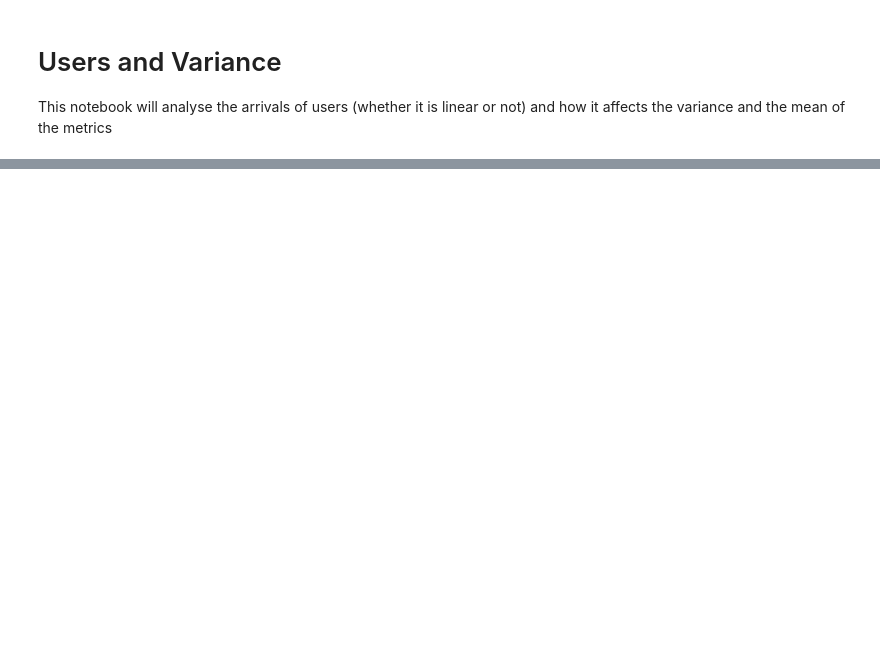
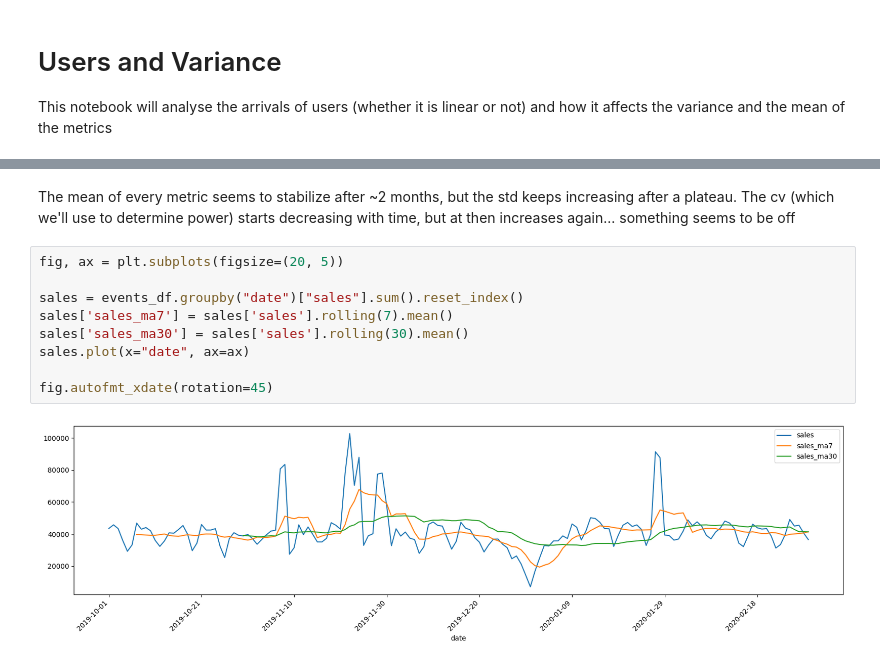
Before and after one commit to Bati-bot/Design-of-experiments-DOE, a Jupyter notebook: users_and_variance.ipynb, the cells around one changed output, grey strips where cells are left out. Cells and saved outputs as stored; diff of their text form; blank space fills up the shorter version.

```diff
--- a/users_and_variance.ipynb
+++ b/users_and_variance.ipynb
@@ -188,0 +139,13 @@ users_df
+# %% [markdown]
+The mean of every metric seems to stabilize after ~2 months, but the std keeps increasing after a plateau. The cv (which we'll use to determine power) starts decreasing with time, but at then increases again... something seems to be off
+# %%
+fig, ax = plt.subplots(figsize=(20, 5))
+
+sales = events_df.groupby("date")["sales"].sum().reset_index()
+sales['sales_ma7'] = sales['sales'].rolling(7).mean()
+sales['sales_ma30'] = sales['sales'].rolling(30).mean()
+sales.plot(x="date", ax=ax)
+
+fig.autofmt_xdate(rotation=45)
+# %% [output]
+[figure, added]
```
Also changed, not shown: parts of 13 cells of this notebook.
